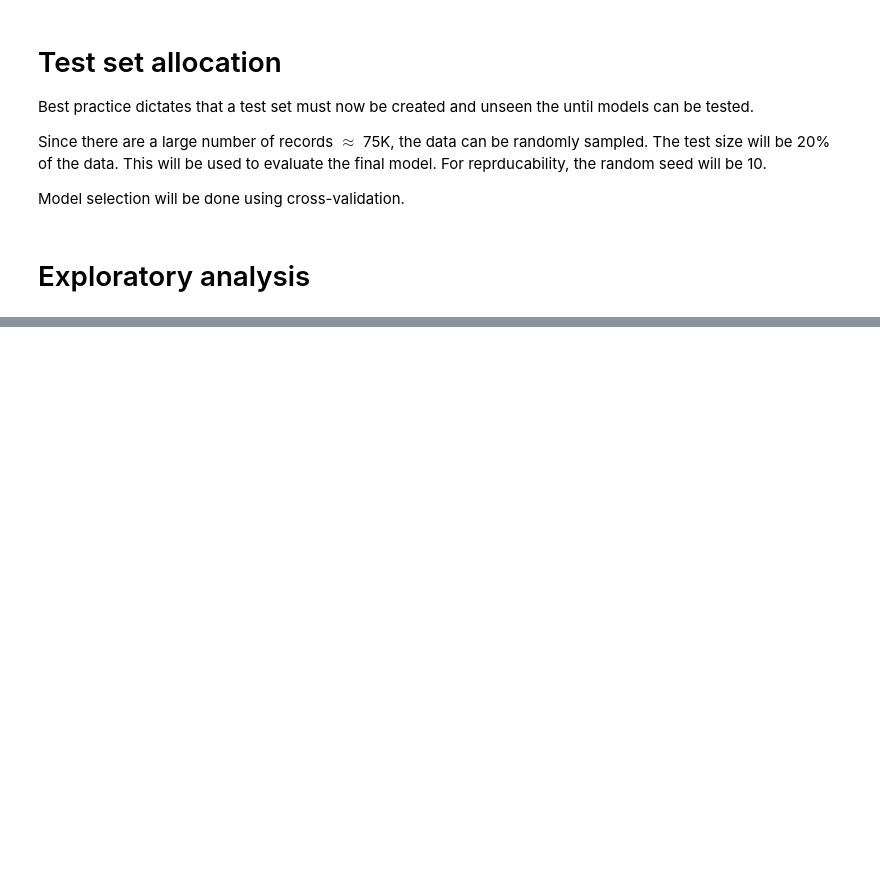
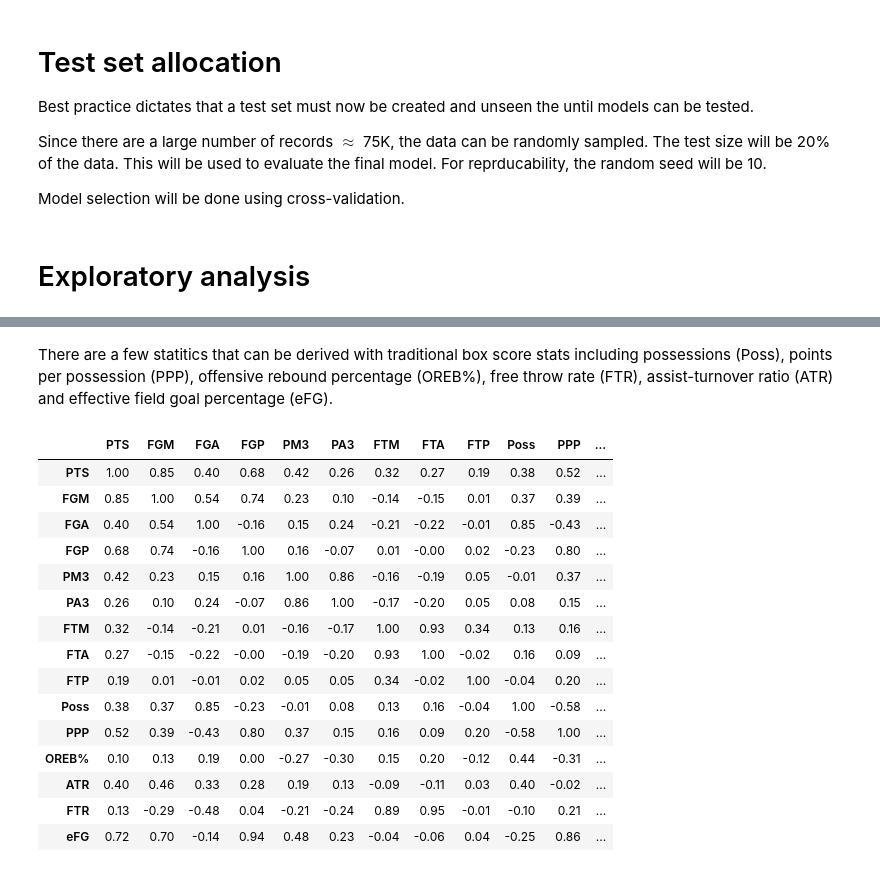
Before and after one commit to Blunt10K/NBA, a Jupyter notebook: notebooks/NBA Playoff Predictions.ipynb, the cells around one changed output, grey strips where cells are left out. Cells and saved outputs as stored; diff of their text form; code cells hidden in the pictures; blank space fills up the shorter version.

```diff
--- a/notebooks/NBA Playoff Predictions.ipynb
+++ b/notebooks/NBA Playoff Predictions.ipynb
@@ -174,0 +195,2 @@ df.to_csv('Team_box')
+# %% [markdown]
+There are a few statitics that can be derived with traditional box score stats including possessions (Poss), points per possession (PPP), offensive rebound percentage (OREB%), free throw rate (FTR), assist-turnover ratio (ATR) and effective field goal percentage (eFG).
@@ -174,0 +213,20 @@ df.to_csv('Team_box')
+# %%
+corr_matrix = train.corr()
+plot_correlation_matrix(corr_matrix.loc[idx,idx])
+# %% [output]
+|  | PTS | FGM | FGA | FGP | PM3 | PA3 | FTM | FTA | FTP | Poss | PPP | ... |
+| PTS | 1.00 | 0.85 | 0.40 | 0.68 | 0.42 | 0.26 | 0.32 | 0.27 | 0.19 | 0.38 | 0.52 | ... |
+| FGM | 0.85 | 1.00 | 0.54 | 0.74 | 0.23 | 0.10 | -0.14 | -0.15 | 0.01 | 0.37 | 0.39 | ... |
+| FGA | 0.40 | 0.54 | 1.00 | -0.16 | 0.15 | 0.24 | -0.21 | -0.22 | -0.01 | 0.85 | -0.43 | ... |
+| FGP | 0.68 | 0.74 | -0.16 | 1.00 | 0.16 | -0.07 | 0.01 | -0.00 | 0.02 | -0.23 | 0.80 | ... |
+| PM3 | 0.42 | 0.23 | 0.15 | 0.16 | 1.00 | 0.86 | -0.16 | -0.19 | 0.05 | -0.01 | 0.37 | ... |
+| PA3 | 0.26 | 0.10 | 0.24 | -0.07 | 0.86 | 1.00 | -0.17 | -0.20 | 0.05 | 0.08 | 0.15 | ... |
+| FTM | 0.32 | -0.14 | -0.21 | 0.01 | -0.16 | -0.17 | 1.00 | 0.93 | 0.34 | 0.13 | 0.16 | ... |
+| FTA | 0.27 | -0.15 | -0.22 | -0.00 | -0.19 | -0.20 | 0.93 | 1.00 | -0.02 | 0.16 | 0.09 | ... |
+| FTP | 0.19 | 0.01 | -0.01 | 0.02 | 0.05 | 0.05 | 0.34 | -0.02 | 1.00 | -0.04 | 0.20 | ... |
+| Poss | 0.38 | 0.37 | 0.85 | -0.23 | -0.01 | 0.08 | 0.13 | 0.16 | -0.04 | 1.00 | -0.58 | ... |
+| PPP | 0.52 | 0.39 | -0.43 | 0.80 | 0.37 | 0.15 | 0.16 | 0.09 | 0.20 | -0.58 | 1.00 | ... |
+| OREB% | 0.10 | 0.13 | 0.19 | 0.00 | -0.27 | -0.30 | 0.15 | 0.20 | -0.12 | 0.44 | -0.31 | ... |
+| ATR | 0.40 | 0.46 | 0.33 | 0.28 | 0.19 | 0.13 | -0.09 | -0.11 | 0.03 | 0.40 | -0.02 | ... |
+| FTR | 0.13 | -0.29 | -0.48 | 0.04 | -0.21 | -0.24 | 0.89 | 0.95 | -0.01 | -0.10 | 0.21 | ... |
+| eFG | 0.72 | 0.70 | -0.14 | 0.94 | 0.48 | 0.23 | -0.04 | -0.06 | 0.04 | -0.25 | 0.86 | ... |
```
Also changed, not shown: parts of 35 cells of this notebook, 1 other file.
